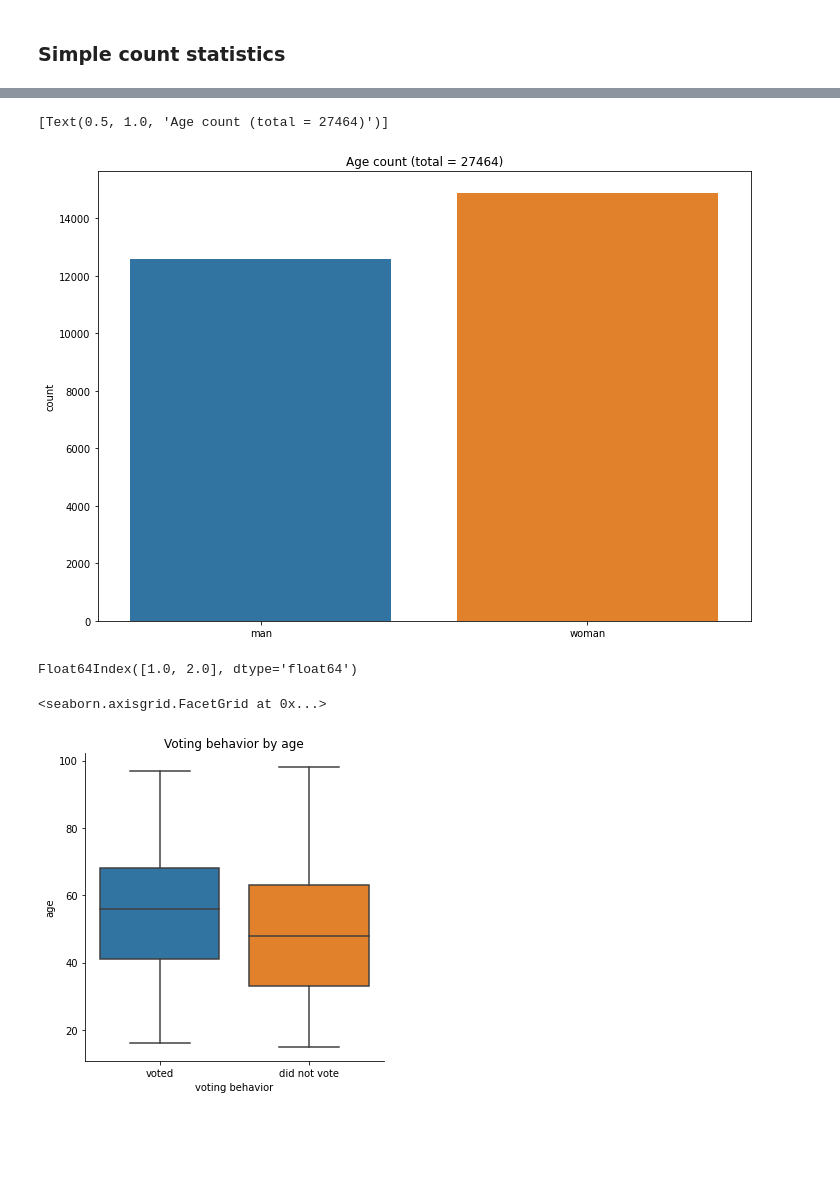
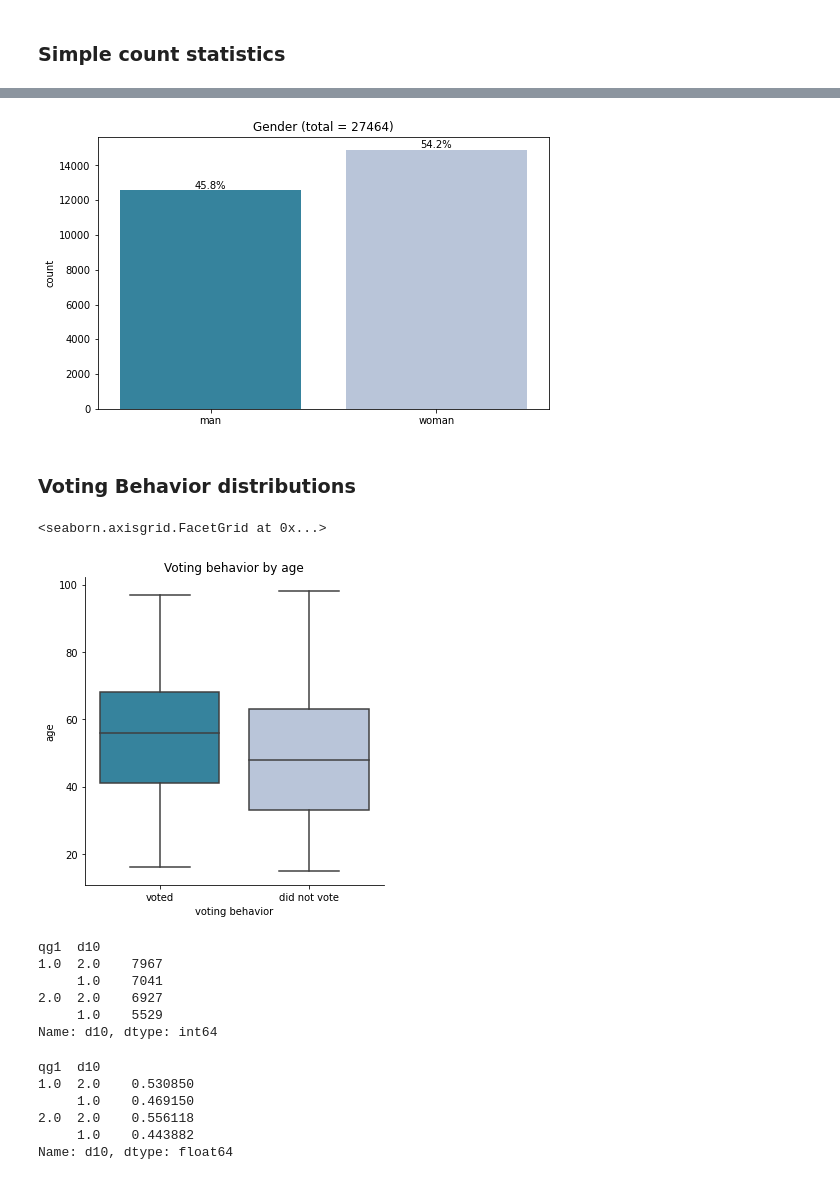
Before and after one commit to OskarKrafft/Machine-Learning-Project, a Jupyter notebook: 02_Data_Exploration_Visualisation.ipynb, the cells around one changed output, grey strips where cells are left out. Drawn from its saved outputs; the diff is of its cells as text; code cells hidden in the pictures; blank space fills up the shorter version.

Commit message:
Added relative distributions

```diff
--- a/02_Data_Exploration_Visualisation.ipynb
+++ b/02_Data_Exploration_Visualisation.ipynb
@@ -73,7 +77,18 @@ import seaborn as sns
 # %%
-# voting behavior total
-countplot = sns.countplot(data = eppes_cleaned, x = "qg1", order=eppes_cleaned["qg1"].value_counts(ascending=False).index)
+# voting behavior total count with percentages
+
+rcParams['figure.figsize'] = 8.09,5
+
+countplot = sns.countplot(data = eppes_cleaned, x = "qg1", order=eppes_cleaned["qg1"].value_counts(ascending=False).index, palette='PuBuGn_r')
 countplot.set(xlabel='', ylabel='count')
 countplot.set(xticklabels=["voted", "did not vote"])
 countplot.set(title='Voting behavior count (total = 27464)')
+
+percentage = [54.6, 45.3]
+
+patches = countplot.patches
+for i in range(len(patches)):
+   x = patches[i].get_x() + patches[i].get_width()/2
+   y = patches[i].get_height()+100
+   countplot.annotate('{:.1f}%'.format(percentage[i]), (x, y), ha='center')
 # %% [output]
@@ -82,13 +111,20 @@ countplot.set(title='Voting behavior count (total = 27464)')
 # %%
-# class total
+# class affiliation totals with percentages
 
 from matplotlib import rcParams
 
 # figure size in inches
 rcParams['figure.figsize'] = 11.7,8.27
 
-countplot = sns.countplot(data = eppes_cleaned, x = "d63")
+countplot = sns.countplot(data = eppes_cleaned, x = "d63", palette='PuBuGn_r')
 countplot.set(xlabel='', ylabel='count')
 countplot.set(xticklabels=["working", "lower middle", "middle", "upper middle", "higher", "other", "none", "refusal", "DK"])
-countplot.set(title='Age count (total = 27464)')
+countplot.set(title='Class affiliation (total = 27464)')
+
+percentage = [26.4, 14.8, 47.3, 6.8, 0.7, 0.2, 1.0, 0.6, 2.2]
+patches = countplot.patches
+for i in range(len(patches)):
+   x = patches[i].get_x() + patches[i].get_width()/2
+   y = patches[i].get_height()+100
+   countplot.annotate('{:.1f}%'.format(percentage[i]), (x, y), ha='center')
 # %% [output]
@@ -97,22 +140,51 @@ countplot.set(title='Age count (total = 27464)')
 # %%
 # gender total
-countplot = sns.countplot(data = eppes_cleaned, x = "d10", order=[1.0, 2.0])
+rcParams['figure.figsize'] = 8.09,5
+
+countplot = sns.countplot(data = eppes_cleaned, x = "d10", order=[1.0, 2.0], palette='PuBuGn_r')
 countplot.set(xlabel='', ylabel='count')
 countplot.set(xticklabels=["man", "woman"])
-countplot.set(title='Age count (total = 27464)')
+countplot.set(title='Gender (total = 27464)')
+
+percentage = [45.8, 54.2]
+
+patches = countplot.patches
+for i in range(len(patches)):
+   x = patches[i].get_x() + patches[i].get_width()/2
+   y = patches[i].get_height()+100
+   countplot.annotate('{:.1f}%'.format(percentage[i]), (x, y), ha='center')
 # %% [output]
-[Text(0.5, 1.0, 'Age count (total = 27464)')]
-[figure, old version]
+[figure, new version]
-# %%
-eppes_cleaned["d10"].value_counts(ascending=True).index
-# %% [output]
-Float64Index([1.0, 2.0], dtype='float64')
+# %% [markdown]
+### Voting Behavior distributions
 # %%
 # voting behavior and age
-catplot = sns.catplot(data=eppes_cleaned, x="qg1", y="d11", kind="box")
+catplot = sns.catplot(data=eppes_cleaned, x="qg1", y="d11", kind="box", palette='PuBuGn_r')
 catplot.set(xlabel='voting behavior', ylabel='age')
 catplot.set(xticklabels=["voted", "did not vote"])
 catplot.set(title='Voting behavior by age')
 # %% [output]
 <seaborn.axisgrid.FacetGrid at 0x...>
-[figure, old version]
+[figure, new version]
+# %%
+# gender voted totals (man = 1, woman = 2)
+
+eppes_cleaned.groupby("qg1")["d10"].value_counts(normalize = False)
+# %% [output]
+qg1  d10
+1.0  2.0    7967
+     1.0    7041
+2.0  2.0    6927
+     1.0    5529
+Name: d10, dtype: int64
+# %%
+# gender voted percentages (man = 1, woman = 2)
+
+eppes_cleaned.groupby("qg1")["d10"].value_counts(normalize = True)
+# %% [output]
+qg1  d10
+1.0  2.0    0.530850
+     1.0    0.469150
+2.0  2.0    0.556118
+     1.0    0.443882
+Name: d10, dtype: float64
```
Also changed, not shown: parts of 10 cells of this notebook.
